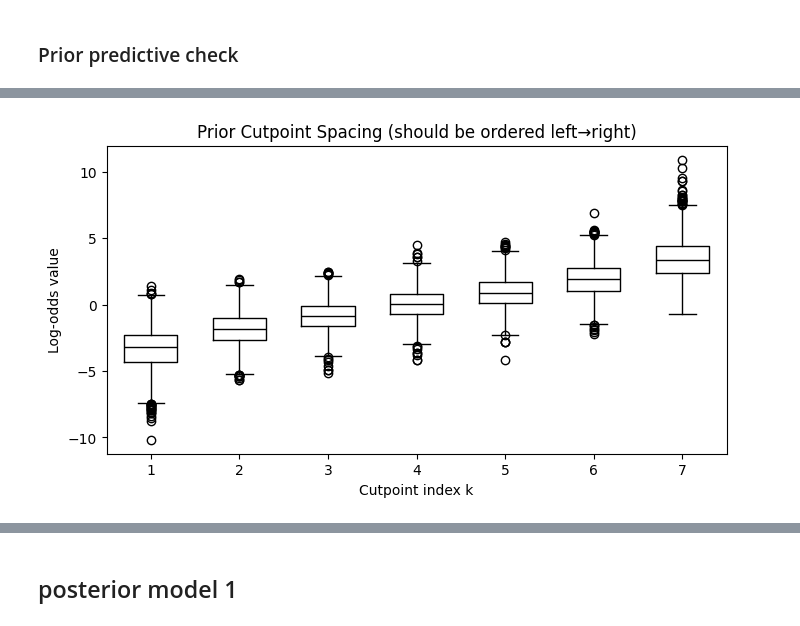
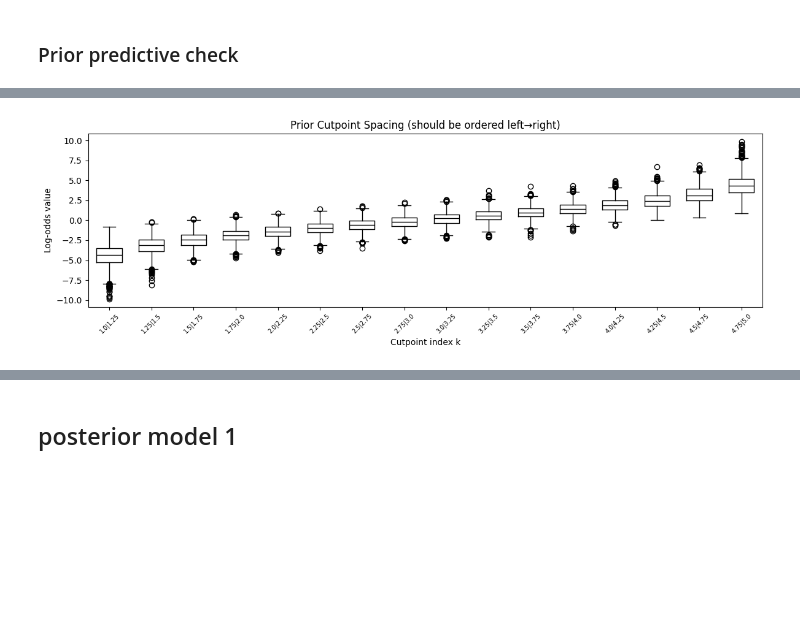
Before and after one commit to Julkaidscns/Chocolate-DA, a Jupyter notebook: analysis.ipynb, the cells around one changed output, grey strips where cells are left out. Cells and saved outputs as stored; diff of their text form; code cells hidden in the pictures; blank space fills up the shorter version.

```diff
--- a/analysis.ipynb
+++ b/analysis.ipynb
@@ -217,42 +325,61 @@ ax.legend()
 # %%
-fig, ax = plt.subplots(figsize=(8, 4))
+# fig, ax = plt.subplots(figsize=(8, 4))
+# for k in range(C - 1):
+#     ax.boxplot(c_prior_draws[:, k], positions=[k+1], widths=0.6,
+#                medianprops=dict(color='black'))
+# ax.set_xlabel("Cutpoint index k")
+# ax.set_ylabel("Log-odds value")
+# xticks = [inv_rating_map[i+1] for i in range(8)]
+# ax.set_xticks(range(1, C+1))
+# ax.set_xticklabels(xticks)
+# ax.set_title("Prior Cutpoint Spacing)")
+
+# fig, axes = plt.subplots(1, 2, figsize=(10, 4))
+# x = np.linspace(0, 4, 300)
+# ref = stats.halfnorm.pdf(x, scale=1.0)
+
+# for ax, samples, name, color in zip(
+#     axes,
+#     [sigma_origin_prior1, sigma_prod_prior1],
+#     ["sigma_origin", "sigma_producer"],
+#     ["steelblue", "seagreen"]
+# ):
+#     ax.hist(samples, bins=50, density=True, alpha=0.6, color=color)
+#     ax.plot(x, ref, 'k-', lw=2, label="HalfNormal(1) PDF")
+#     ax.axvline(np.percentile(samples, 95), ls='--', color='gray',
+#                label=f"95th pct = {np.percentile(samples,95):.2f}")
+#     ax.set_title(f"{name}")
+#     ax.set_xlabel("Value"); ax.legend(fontsize=8)
+#     ax.set_ylim([0, 4])
+# fig, axes = plt.subplots(1, 2, figsize=(10, 4))
+# for ax, draws, name, color in zip(
+#     axes, [a_prior_draws1, b_prior_draws1],
+#     ["alpha (origin)", "gamma (producer)"], ["darkorange", "mediumpurple"]
+# ):
+#     ax.hist(draws.flatten(), bins=80, density=True, alpha=0.6, color=color)
+#     # overlay a N(0, median_sigma) reference
+#     med_sigma = np.median(draws.std(axis=1))
+#     x = np.linspace(-5, 5, 300)
+
+#     ax.plot(x, stats.norm.pdf(x, 0, med_sigma), 'k-', lw=2,
+#             label=f"N(0, {med_sigma:.2f})")
+#     ax.set_title(f"Realized {name} effects")
+#     ax.set_xlabel("Latent shift"); ax.legend(fontsize=8)
+
+fig, ax = plt.subplots(figsize=(12, 4))
 for k in range(C - 1):
     ax.boxplot(c_prior_draws[:, k], positions=[k+1], widths=0.6,
                medianprops=dict(color='black'))
 ax.set_xlabel("Cutpoint index k")
 ax.set_ylabel("Log-odds value")
 ax.set_title("Prior Cutpoint Spacing (should be ordered left→right)")
-
-fig, axes = plt.subplots(1, 2, figsize=(10, 4))
-x = np.linspace(0, 4, 300)
-ref = stats.halfnorm.pdf(x, scale=1.0)
-
-for ax, samples, name, color in zip(
-    axes,
-    [sigma_origin_prior1, sigma_prod_prior1],
-    ["sigma_origin", "sigma_producer"],
-    ["steelblue", "seagreen"]
-):
-    ax.hist(samples, bins=50, density=True, alpha=0.6, color=color)
-    ax.plot(x, ref, 'k-', lw=2, label="HalfNormal(1) PDF")
-    ax.axvline(np.percentile(samples, 95), ls='--', color='gray',
-               label=f"95th pct = {np.percentile(samples,95):.2f}")
-    ax.set_title(f"{name}")
-    ax.set_xlabel("Value"); ax.legend(fontsize=8)
-    ax.set_ylim([0, 4])
-    fig, axes = plt.subplots(1, 2, figsize=(10, 4))
-for ax, draws, name, color in zip(
-    axes, [a_prior_draws1, b_prior_draws1],
-    ["alpha (origin)", "gamma (producer)"], ["darkorange", "mediumpurple"]
-):
-    ax.hist(draws.flatten(), bins=80, density=True, alpha=0.6, color=color)
-    # overlay a N(0, median_sigma) reference
-    med_sigma = np.median(draws.std(axis=1))
-    x = np.linspace(-5, 5, 300)
-
-    ax.plot(x, stats.norm.pdf(x, 0, med_sigma), 'k-', lw=2,
-            label=f"N(0, {med_sigma:.2f})")
-    ax.set_title(f"Realized {name} effects")
-    ax.set_xlabel("Latent shift"); ax.legend(fontsize=8)
+# label cutpoints with the boundary they represent
+ax.set_xticks(range(1, C))
+ax.set_xticklabels(
+    [f"{inv_rating_map[i]}|{inv_rating_map[i+1]}" for i in range(1, C)],
+    rotation=45, fontsize=7
+)
+plt.tight_layout()
+plt.show()
 # %% [output]
-[figure, old version]
+[figure, new version]
```
Also changed, not shown: parts of 22 cells of this notebook, 4 other files.
